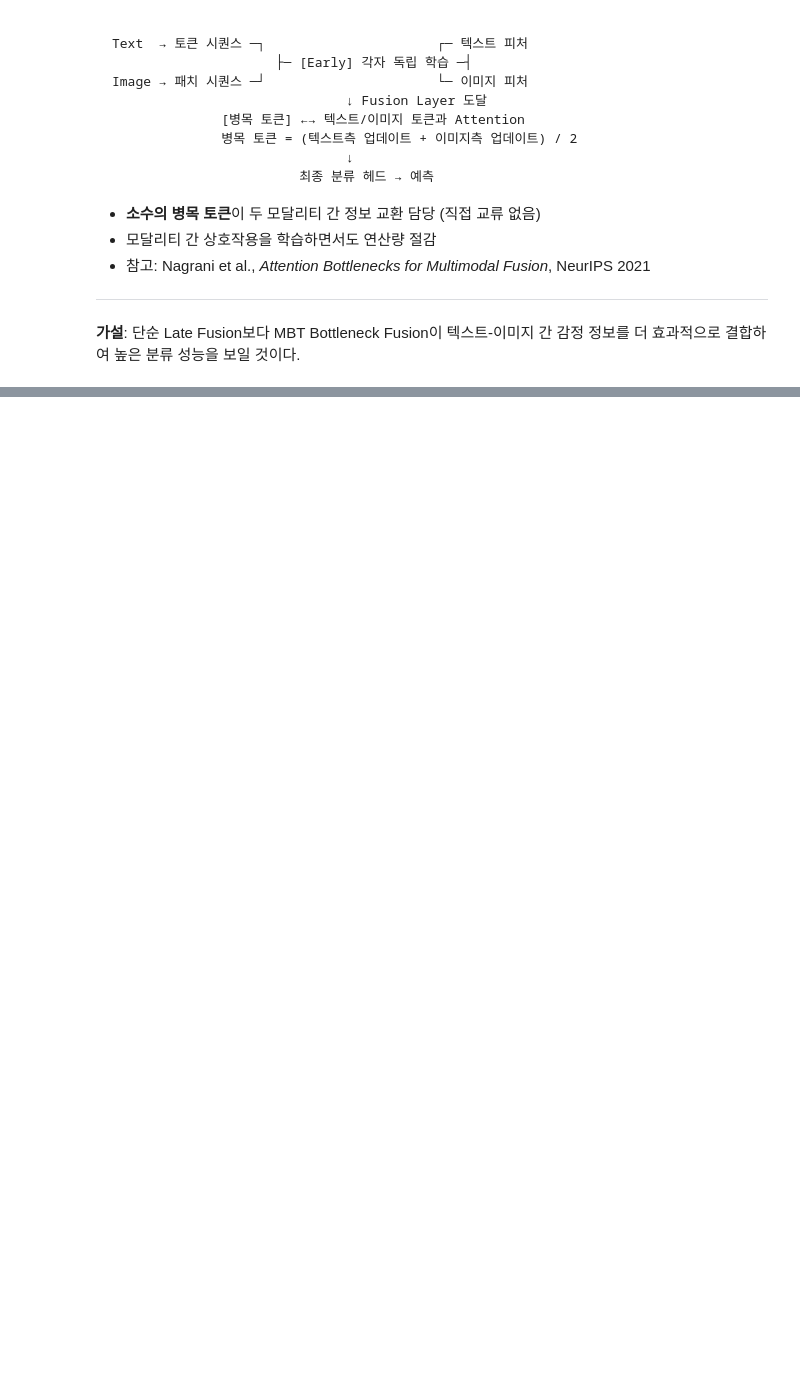
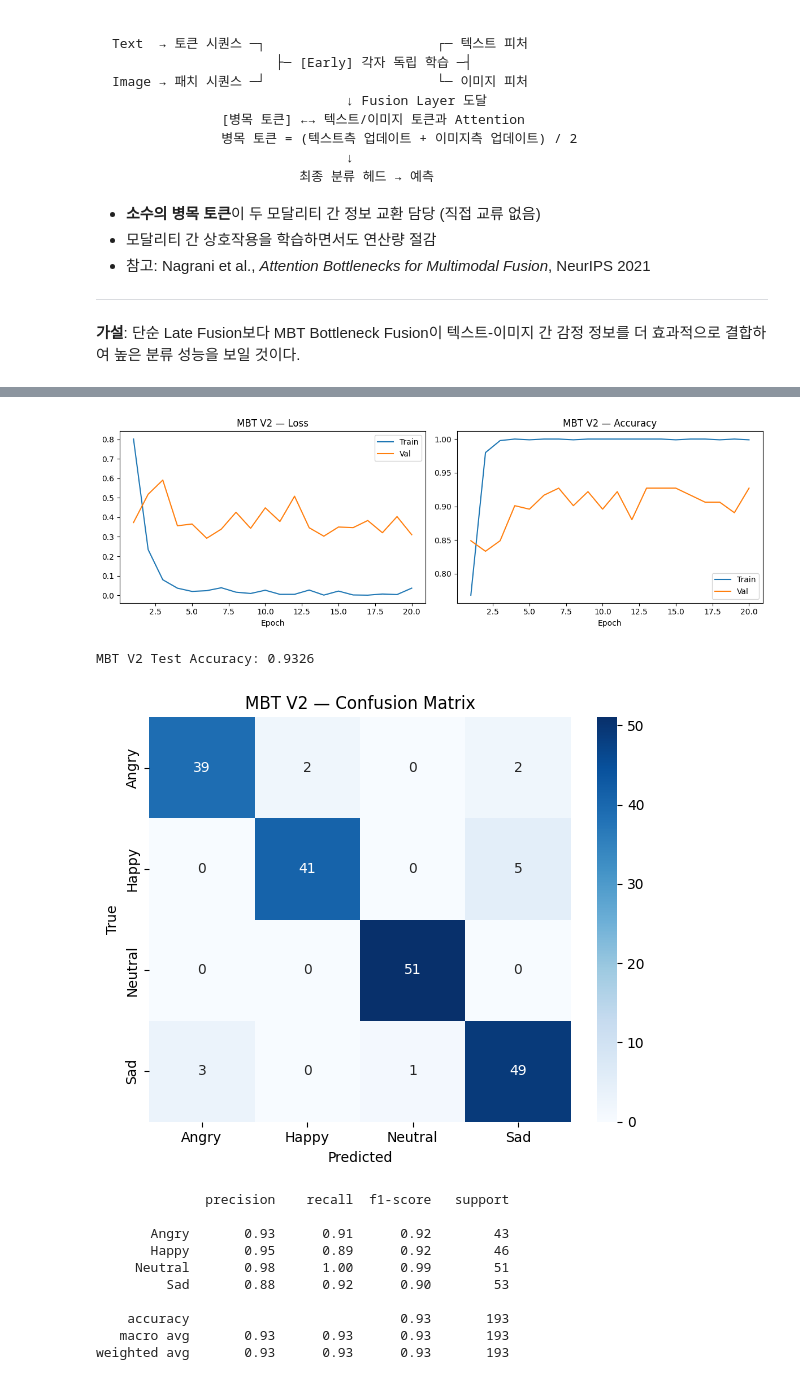
Before and after one commit to LeeHwon0217/0406, a Jupyter notebook: multimodal.ipynb, the cells around one changed output, grey strips where cells are left out. Saved outputs shown, nothing was run; the diff lists cells and outputs as text; code cells hidden in the pictures; blank space fills up the shorter version.

```diff
--- a/multimodal.ipynb
+++ b/multimodal.ipynb
@@ -229,0 +808,38 @@ Image → 패치 시퀀스 ─┘                      └─ 이미지 피처
+# %%
+def run_training_mbt(model, train_loader, epochs=20, lr=5e-5, weight_decay=1e-4):
+    optimizer = torch.optim.AdamW(
+        filter(lambda p: p.requires_grad, model.parameters()),
+        lr=lr, weight_decay=weight_decay
+    )
+    scheduler = torch.optim.lr_scheduler.CosineAnnealingLR(optimizer, T_max=epochs)
+    history = {"train_loss": [], "train_acc": [], "val_loss": [], "val_acc": []}
+    for epoch in range(1, epochs + 1):
+        model.train()
+        total_loss, correct, total = 0.0, 0, 0
+        for ids, mask, img, lbl in train_loader:
+            ids, mask, img, lbl = ids.to(DEVICE), mask.to(DEVICE), img.to(DEVICE), lbl.to(DEVICE)
+            optimizer.zero_grad()
+            loss = criterion(model(ids, mask, img), lbl)
+            loss.backward()
+            torch.nn.utils.clip_grad_norm_(model.parameters(), max_norm=1.0)
+            optimizer.step()
+            total_loss += loss.item()
+            correct    += (model(ids, mask, img).argmax(1) == lbl).sum().item()
+            total      += lbl.size(0)
+        tr_loss, tr_acc         = total_loss / len(train_loader), correct / total
+        val_loss, val_acc, _, _ = eval_epoch(model, val_loader)
+        scheduler.step()
+        history["train_loss"].append(tr_loss)
+        history["train_acc"].append(tr_acc)
+        history["val_loss"].append(val_loss)
+        history["val_acc"].append(val_acc)
+        print(f"Epoch {epoch:2d}/{epochs}  "
+              f"Train Loss {tr_loss:.4f}  Acc {tr_acc:.4f}  |  "
+              f"Val Loss {val_loss:.4f}  Acc {val_acc:.4f}")
+    return history
+
+mbt_v2 = MBTFusionModel(TextEncoder().to(DEVICE), ImageEncoder().to(DEVICE)).to(DEVICE)
+print("=== MBT V2 학습 시작 ===")
+mbt_v2_history = run_training_mbt(mbt_v2, aug_train_loader)
+torch.save(mbt_v2.state_dict(), os.path.join(SAVE_DIR, "mbt_fusion_v2.pt"))
+print("가중치 저장 완료: checkpoints/mbt_fusion_v2.pt")
@@ -229,0 +864,19 @@ Image → 패치 시퀀스 ─┘                      └─ 이미지 피처
+# %%
+plot_history(mbt_v2_history, "MBT V2")
+_, mbt_v2_acc, mbt_v2_preds, mbt_v2_labels = eval_epoch(mbt_v2, test_loader)
+print(f"MBT V2 Test Accuracy: {mbt_v2_acc:.4f}")
+plot_confusion_matrix(mbt_v2_preds, mbt_v2_labels, "MBT V2")
+# %% [output]
+[figure, added]
+MBT V2 Test Accuracy: 0.9326
+[figure, added]
+              precision    recall  f1-score   support
+
+       Angry       0.93      0.91      0.92        43
+       Happy       0.95      0.89      0.92        46
+     Neutral       0.98      1.00      0.99        51
+         Sad       0.88      0.92      0.90        53
+
+    accuracy                           0.93       193
+   macro avg       0.93      0.93      0.93       193
+weighted avg       0.93      0.93      0.93       193
```
Also changed, not shown: parts of 42 cells of this notebook, 1 other file.
